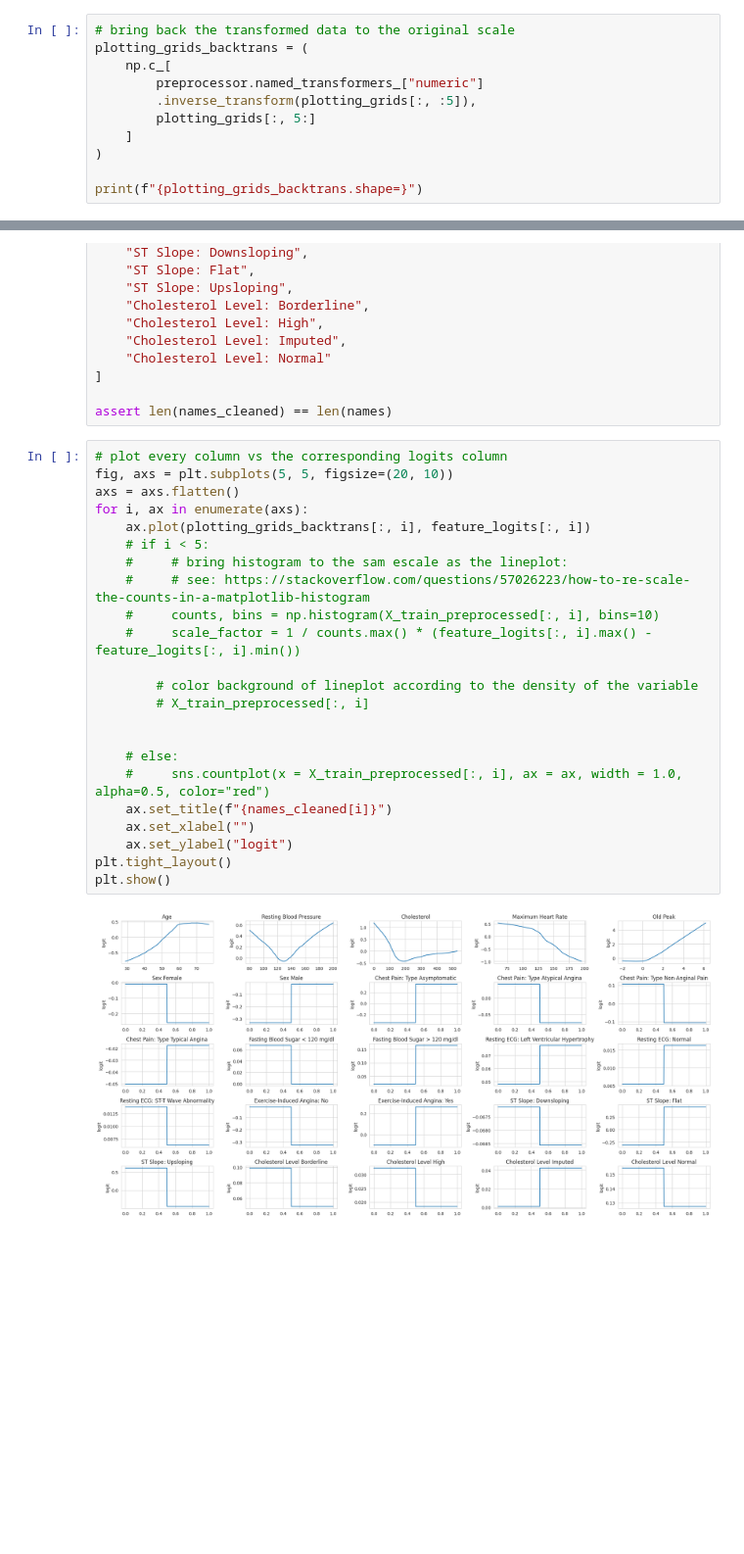
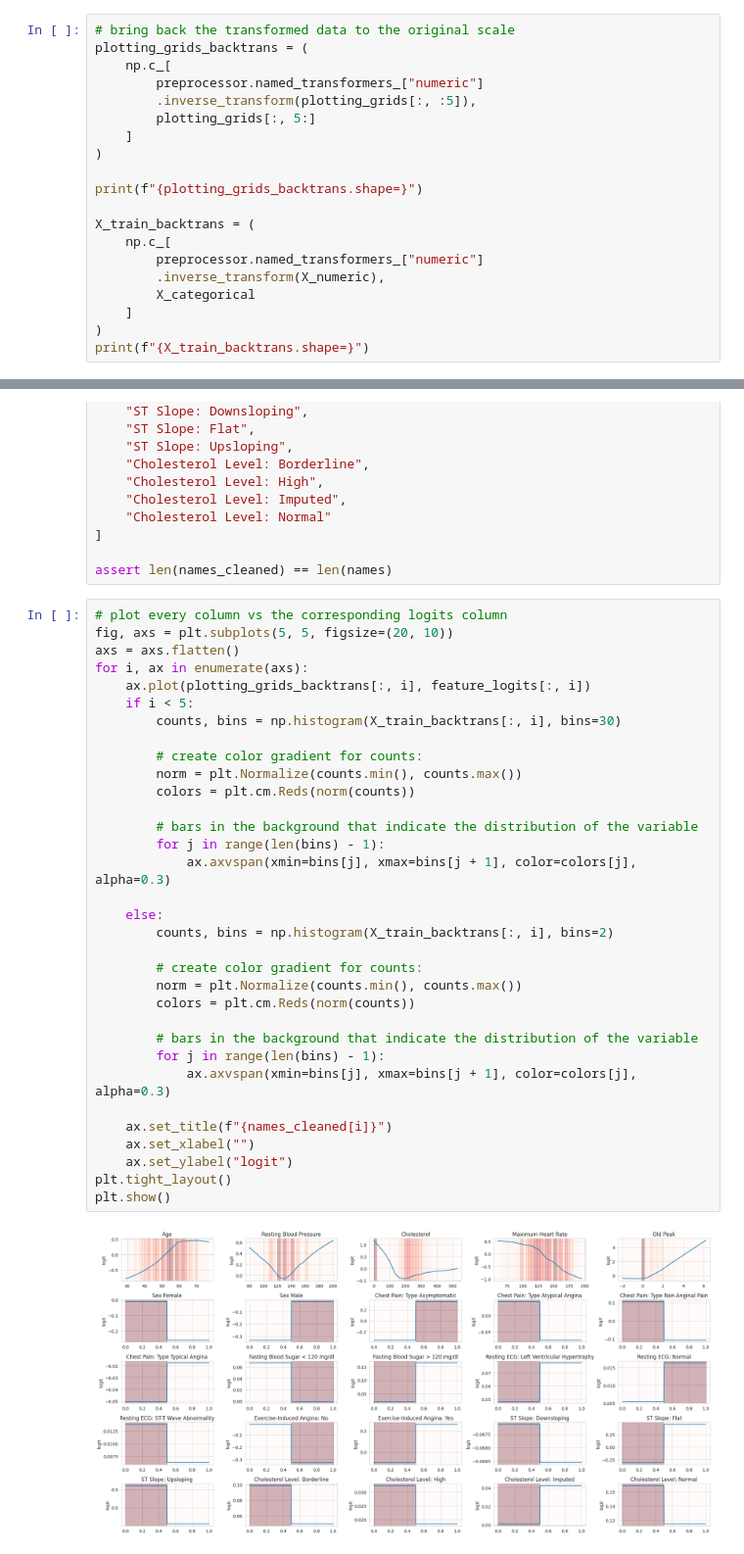
Before and after one commit to JHSchlegel/ML4Healthcare, a Jupyter notebook: project1/task1/neural_additive_model/experiments.ipynb, the cells around one changed output, grey strips where cells are left out. Shown at 98% size. Saved outputs shown, nothing was run; the diff lists cells and outputs as text; blank space fills up the shorter version.

Commit message:
started nam visualization

```diff
--- a/project1/task1/neural_additive_model/experiments.ipynb
+++ b/project1/task1/neural_additive_model/experiments.ipynb
@@ -129,5 +153,14 @@ plotting_grids_backtrans = (
 )
 
 print(f"{plotting_grids_backtrans.shape=}")
+
+X_train_backtrans = (
+    np.c_[
+        preprocessor.named_transformers_["numeric"]
+        .inverse_transform(X_numeric),
+        X_categorical
+    ]
+)
+print(f"{X_train_backtrans.shape=}")
 # %% [output]
 plotting_grids_backtrans.shape=(500, 25)
@@ -185,25 +219,35 @@ assert len(names_cleaned) == len(names)
 # %%
 # plot every column vs the corresponding logits column
 fig, axs = plt.subplots(5, 5, figsize=(20, 10))
 axs = axs.flatten()
 for i, ax in enumerate(axs):
     ax.plot(plotting_grids_backtrans[:, i], feature_logits[:, i])
-    # if i < 5:
-    #     # bring histogram to the sam escale as the lineplot:
-    #     # see: https://stackoverflow.com/questions/57026223/how-to-re-scale-the-counts-in-a-matplotlib-histogram
-    #     counts, bins = np.histogram(X_train_preprocessed[:, i], bins=10)
-    #     scale_factor = 1 / counts.max() * (feature_logits[:, i].max() - feature_logits[:, i].min())
+    if i < 5:
+        counts, bins = np.histogram(X_train_backtrans[:, i], bins=30)
 
-        # color background of lineplot according to the density of the variable
-        # X_train_preprocessed[:, i]
+        # create color gradient for counts:
+        norm = plt.Normalize(counts.min(), counts.max())
+        colors = plt.cm.Reds(norm(counts))
 
+        # bars in the background that indicate the distribution of the variable
+        for j in range(len(bins) - 1):
+            ax.axvspan(xmin=bins[j], xmax=bins[j + 1], color=colors[j], alpha=0.3)
 
-    # else:
-    #     sns.countplot(x = X_train_preprocessed[:, i], ax = ax, width = 1.0, alpha=0.5, color="red")
+    else:
+        counts, bins = np.histogram(X_train_backtrans[:, i], bins=2)
+
+        # create color gradient for counts:
+        norm = plt.Normalize(counts.min(), counts.max())
+        colors = plt.cm.Reds(norm(counts))
+
+        # bars in the background that indicate the distribution of the variable
+        for j in range(len(bins) - 1):
+            ax.axvspan(xmin=bins[j], xmax=bins[j + 1], color=colors[j], alpha=0.3)
+
     ax.set_title(f"{names_cleaned[i]}")
     ax.set_xlabel("")
     ax.set_ylabel("logit")
 plt.tight_layout()
 plt.show()
 # %% [output]
-[figure, old version]
+[figure, new version]
```
Also changed, not shown: parts of 19 cells of this notebook.
